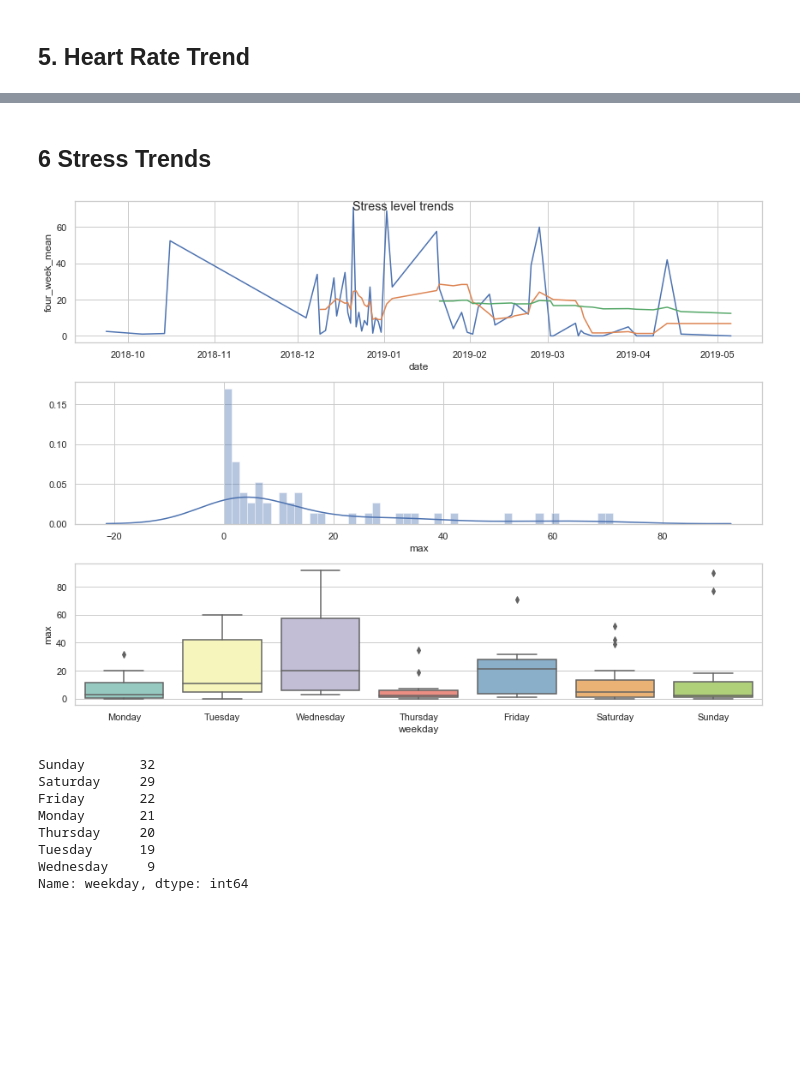
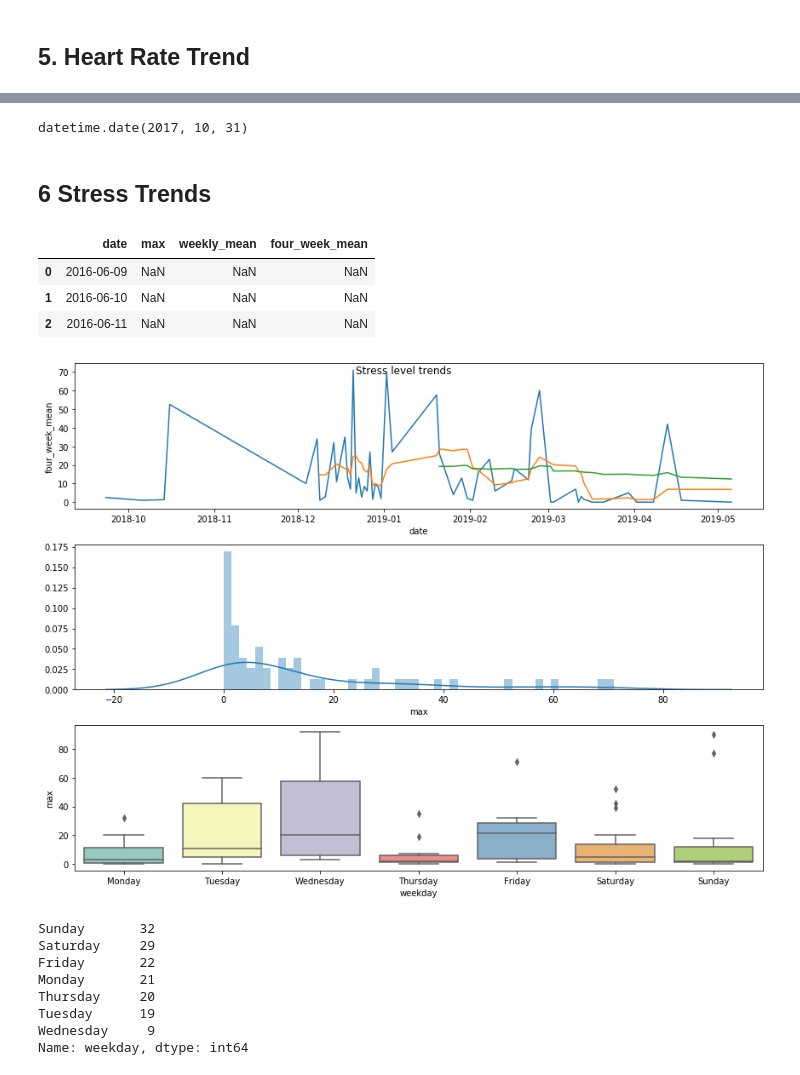
Before and after one commit to kshitijmamgain/Health-Analysis, a Jupyter notebook: SLEEP_ANALYSIS_PYTHON.ipynb, the cells around one changed output, grey strips where cells are left out. Cells and saved outputs as stored; diff of their text form; code cells hidden in the pictures; blank space fills up the shorter version.

```diff
--- a/SLEEP_ANALYSIS_PYTHON.ipynb
+++ b/SLEEP_ANALYSIS_PYTHON.ipynb
@@ -403,3 +457,21 @@ plt.tight_layout()
 # %% [markdown]
 ## 4. User Exercise Trends
+# %%
+Exercise_df.columns
+Exercise_df['start_time'] = pd.to_datetime(Exercise_df['start_time'])
+Exercise_df['start_time'] = pd.to_datetime(Exercise_df['start_time'])
+Exercise_df['end_time'] = pd.to_datetime(Exercise_df['end_time'])
+Exercise_df['offset_starttime']=offset(Exercise_df, 'time_offset', 'start_time')
+Exercise_df['offset_endtime']=offset(Exercise_df, 'time_offset', 'end_time')
+Exercise_df.exercise_type.value_counts()
+
+Exercise_df['exercise_type'] = Exercise_df['exercise_type'].map({1001:'Walking', 0: 'Custom', 14001:'Swiming',
+                                                                  11007:'Cycling',1002:'Running',9002:'Yoga',
+                                                                  13001:'Hiking',15006:'Elliptical Trainer'})
+Exercise_df['weekday'] = Exercise_df.apply(lambda x: x['offset_endtime'].weekday(), axis =1)
+Exercise_df.duration = Exercise_df.duration/60000
+Exercise_df['weekday'] = Exercise_df['weekday'].map({0:"Monday", 1: "Tuesday", 2:"Wednesday",
+                                                                  3:"Thursday",4:"Friday",5:"Saturday",
+                                                                  6:"Sunday"})
+order = ["Monday", "Tuesday", "Wednesday", "Thursday", "Friday", "Saturday","Sunday"]
 # %%
@@ -503,31 +564,42 @@ plt.tight_layout()
+# %%
+
+date(2017,10,31)
+# %% [output]
+datetime.date(2017, 10, 31)
 # %% [markdown]
 ## 6 Stress Trends
+# %%
+stress_year = stress_df[['date','max']].sort_values(by = 'date').groupby('date').mean().reset_index()
+weekly_mean=stress_year['max'].rolling(window=7).mean()
+stress_year['weekly_mean']=weekly_mean
+fourweekmean=stress_year['max'].rolling(window=28).mean()
+stress_year['four_week_mean']=fourweekmean
+stress_year.head(3)
+# %% [output]
+|  | date | max | weekly_mean | four_week_mean |
+| 0 | 2016-06-09 | NaN | NaN | NaN |
+| 1 | 2016-06-10 | NaN | NaN | NaN |
+| 2 | 2016-06-11 | NaN | NaN | NaN |
 # %%
-"""stress_year = stress_df[['date','max']].sort_values(by = 'date').groupby('date').mean().reset_index()
-weekly_mean=stress_year['max'].rolling(window=7).mean()
-stress_year['weekly_mean']=weekly_mean
-fourweekmean=stress_year['max'].rolling(window=28).mean()
-stress_year['four_week_mean']=fourweekmean
-stress_year.head(3)"""
+
 axs, fig = plt.subplots(4,1, figsize = (12,9))
 ax1 = plt.subplot(311)
 ax1 = sns.lineplot(stress_year.date,
              stress_year['max'])
 ax1 = sns.lineplot(stress_year.date,
              stress_year.weekly_mean)
 ax1 = sns.lineplot(stress_year.date,
              stress_year.four_week_mean)
 ax2 = plt.subplot(312)
 ax2 = sns.distplot(stress_year['max'], bins = 50)
-#stress_df['weekday'] = [day.weekday() for day in stress_df['date']]
-#stress_df['weekday'] = stress_df['weekday'].map({0:"Monday", 1: "Tuesday", 2:"Wednesday",3:"Thursday",4:"Friday",5:"Saturday",
-                                                                         # 6:"Sunday"})
+stress_df['weekday'] = [day.weekday() for day in stress_df['date']]
+stress_df['weekday'] = stress_df['weekday'].map({0:"Monday", 1: "Tuesday", 2:"Wednesday",3:"Thursday",4:"Friday",5:"Saturday", 6:"Sunday"})
 ax3 = plt.subplot(313)
 ax3 = sns.boxplot(x="weekday", y="max",  data=stress_df, palette="Set3", order = order)
 plt.suptitle("Stress level trends")
 plt.tight_layout()
 # %% [output]
-[figure, old version]
+[figure, new version]
 # %%
 stress_df.weekday.value_counts()
 # %% [output]
```
Also changed, not shown: parts of 25 cells of this notebook.
